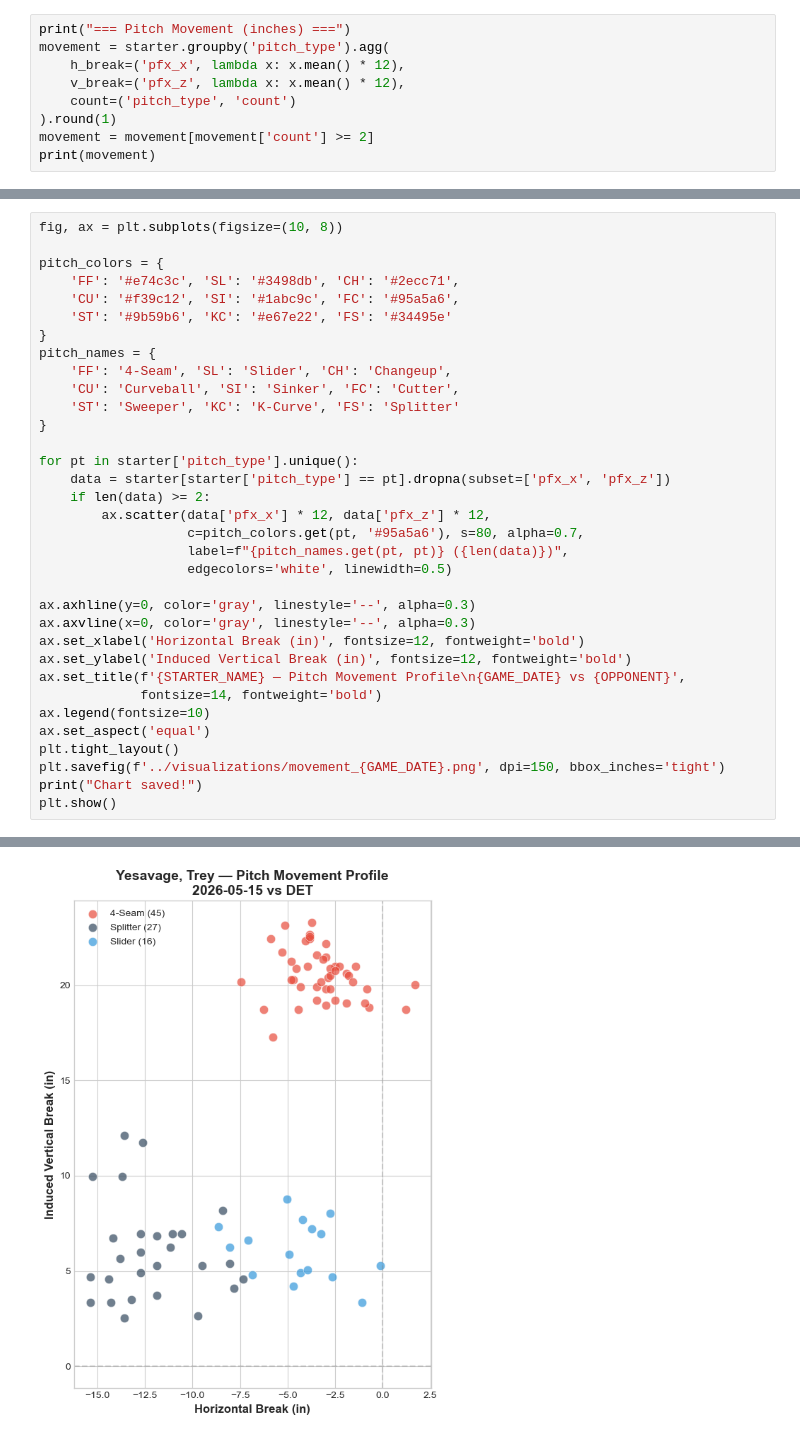
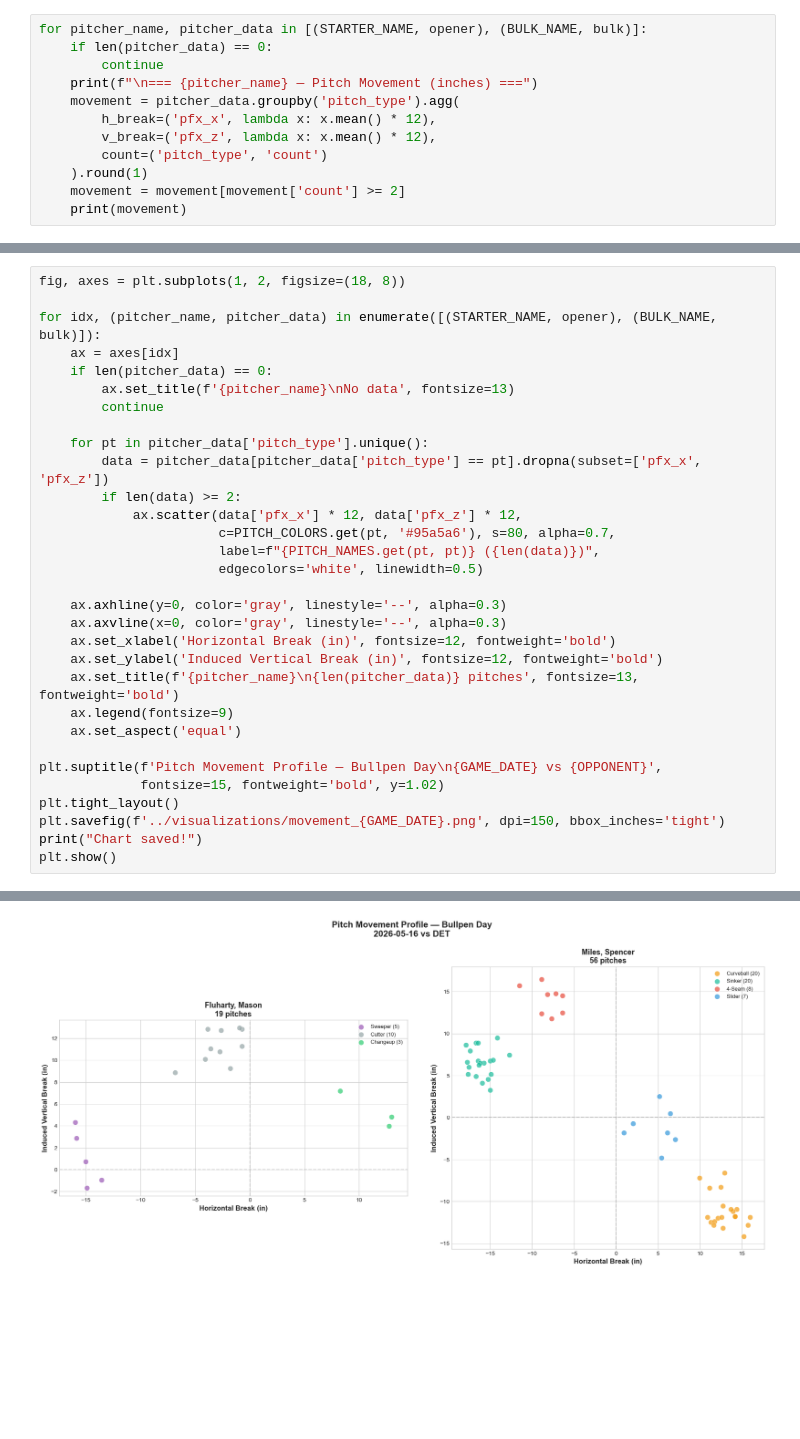
Before and after one commit to seongji-park/bluejays-daily-reports, a Jupyter notebook: notebooks/game_report_template.ipynb, the cells around one changed output, grey strips where cells are left out. Saved outputs shown, nothing was run; the diff lists cells and outputs as text; blank space fills up the shorter version.

Commit message:
Game report v2.0: 2026-05-16 TOR @ DET (W 2-1, Miles 3.2IP 5K 0ER, Piñango walk-off HR)

```diff
--- a/notebooks/game_report_template.ipynb
+++ b/notebooks/game_report_template.ipynb
@@ -65,10 +142,13 @@ FS          82.2     27
 # %%
-print("=== Pitch Movement (inches) ===")
-movement = starter.groupby('pitch_type').agg(
-    h_break=('pfx_x', lambda x: x.mean() * 12),
-    v_break=('pfx_z', lambda x: x.mean() * 12),
-    count=('pitch_type', 'count')
-).round(1)
-movement = movement[movement['count'] >= 2]
-print(movement)
+for pitcher_name, pitcher_data in [(STARTER_NAME, opener), (BULK_NAME, bulk)]:
+    if len(pitcher_data) == 0:
+        continue
+    print(f"\n=== {pitcher_name} — Pitch Movement (inches) ===")
+    movement = pitcher_data.groupby('pitch_type').agg(
+        h_break=('pfx_x', lambda x: x.mean() * 12),
+        v_break=('pfx_z', lambda x: x.mean() * 12),
+        count=('pitch_type', 'count')
+    ).round(1)
+    movement = movement[movement['count'] >= 2]
+    print(movement)
 # %% [output]
@@ -81,38 +169,35 @@ SL             -4.5      6.1     16
 # %%
-fig, ax = plt.subplots(figsize=(10, 8))
+fig, axes = plt.subplots(1, 2, figsize=(18, 8))
 
-pitch_colors = {
-    'FF': '#e74c3c', 'SL': '#3498db', 'CH': '#2ecc71',
-    'CU': '#f39c12', 'SI': '#1abc9c', 'FC': '#95a5a6',
-    'ST': '#9b59b6', 'KC': '#e67e22', 'FS': '#34495e'
-}
-pitch_names = {
-    'FF': '4-Seam', 'SL': 'Slider', 'CH': 'Changeup',
-    'CU': 'Curveball', 'SI': 'Sinker', 'FC': 'Cutter',
-    'ST': 'Sweeper', 'KC': 'K-Curve', 'FS': 'Splitter'
-}
+for idx, (pitcher_name, pitcher_data) in enumerate([(STARTER_NAME, opener), (BULK_NAME, bulk)]):
+    ax = axes[idx]
+    if len(pitcher_data) == 0:
+        ax.set_title(f'{pitcher_name}\nNo data', fontsize=13)
+        continue
 
-for pt in starter['pitch_type'].unique():
-    data = starter[starter['pitch_type'] == pt].dropna(subset=['pfx_x', 'pfx_z'])
-    if len(data) >= 2:
-        ax.scatter(data['pfx_x'] * 12, data['pfx_z'] * 12,
-                   c=pitch_colors.get(pt, '#95a5a6'), s=80, alpha=0.7,
-                   label=f"{pitch_names.get(pt, pt)} ({len(data)})",
-                   edgecolors='white', linewidth=0.5)
+    for pt in pitcher_data['pitch_type'].unique():
+        data = pitcher_data[pitcher_data['pitch_type'] == pt].dropna(subset=['pfx_x', 'pfx_z'])
+        if len(data) >= 2:
+            ax.scatter(data['pfx_x'] * 12, data['pfx_z'] * 12,
+                       c=PITCH_COLORS.get(pt, '#95a5a6'), s=80, alpha=0.7,
+                       label=f"{PITCH_NAMES.get(pt, pt)} ({len(data)})",
+                       edgecolors='white', linewidth=0.5)
 
-ax.axhline(y=0, color='gray', linestyle='--', alpha=0.3)
-ax.axvline(x=0, color='gray', linestyle='--', alpha=0.3)
-ax.set_xlabel('Horizontal Break (in)', fontsize=12, fontweight='bold')
-ax.set_ylabel('Induced Vertical Break (in)', fontsize=12, fontweight='bold')
-ax.set_title(f'{STARTER_NAME} — Pitch Movement Profile\n{GAME_DATE} vs {OPPONENT}',
-             fontsize=14, fontweight='bold')
-ax.legend(fontsize=10)
-ax.set_aspect('equal')
+    ax.axhline(y=0, color='gray', linestyle='--', alpha=0.3)
+    ax.axvline(x=0, color='gray', linestyle='--', alpha=0.3)
+    ax.set_xlabel('Horizontal Break (in)', fontsize=12, fontweight='bold')
+    ax.set_ylabel('Induced Vertical Break (in)', fontsize=12, fontweight='bold')
+    ax.set_title(f'{pitcher_name}\n{len(pitcher_data)} pitches', fontsize=13, fontweight='bold')
+    ax.legend(fontsize=9)
+    ax.set_aspect('equal')
+
+plt.suptitle(f'Pitch Movement Profile — Bullpen Day\n{GAME_DATE} vs {OPPONENT}',
+             fontsize=15, fontweight='bold', y=1.02)
 plt.tight_layout()
 plt.savefig(f'../visualizations/movement_{GAME_DATE}.png', dpi=150, bbox_inches='tight')
 print("Chart saved!")
 plt.show()
 # %% [output]
 Chart saved!
-[figure, old version]
+[figure, new version]
 # %%
```
Also changed, not shown: parts of 20 cells of this notebook, 10 other files.
